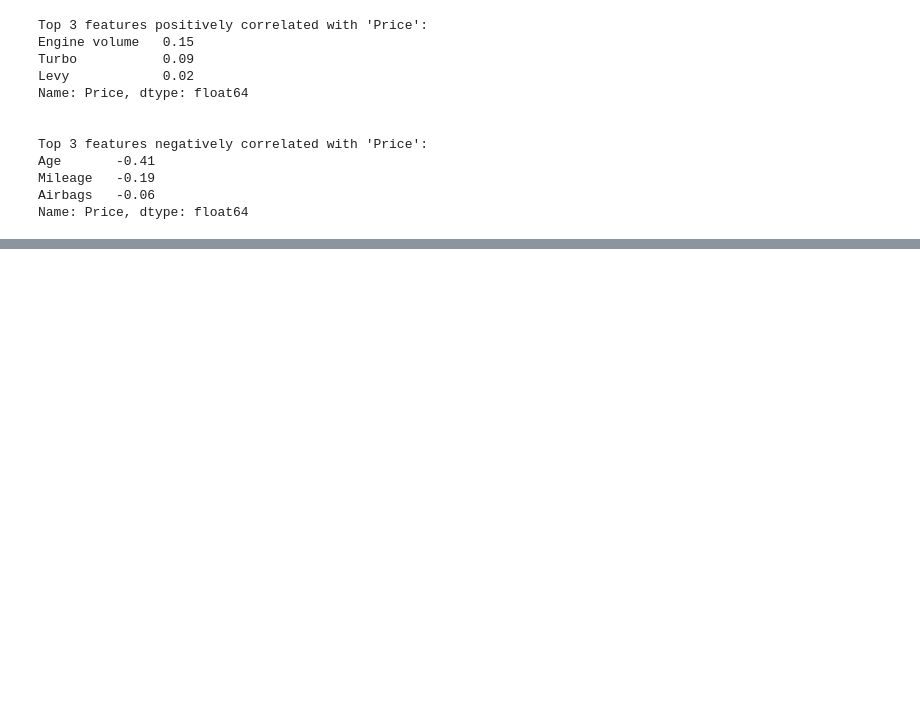
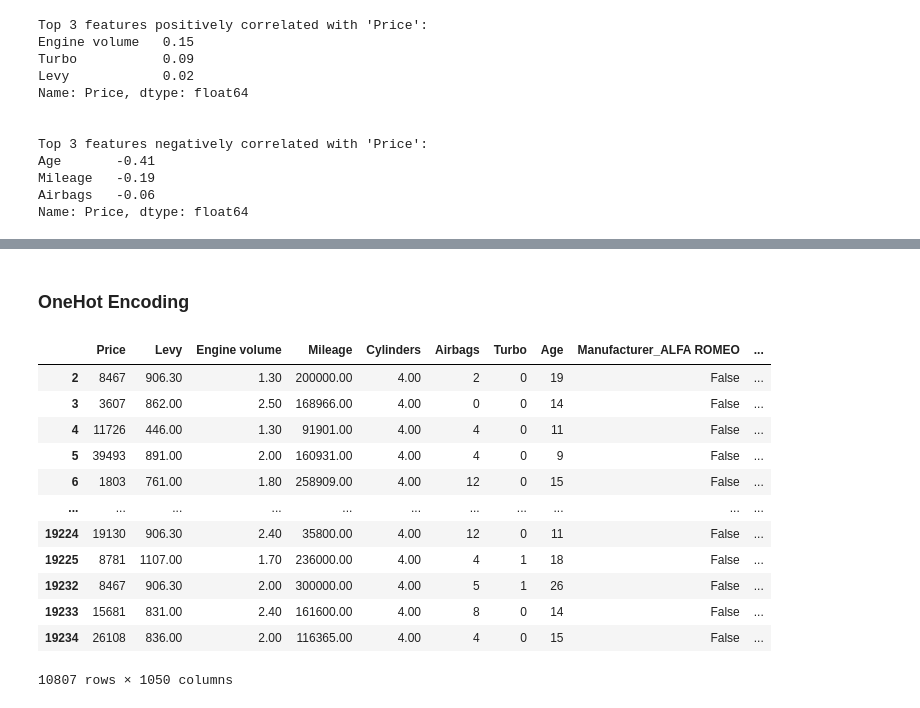
Before and after one commit to minhquana1906/used-car-price-prediction, a Jupyter notebook: notebooks/experiments.ipynb, the cells around one changed output, grey strips where cells are left out. Drawn from its saved outputs; the diff is of its cells as text; code cells hidden in the pictures; blank space fills up the shorter version.

```diff
--- a/notebooks/experiments.ipynb
+++ b/notebooks/experiments.ipynb
@@ -898,3 +902,6 @@ Age       -0.41
 Mileage   -0.19
 Airbags   -0.06
 Name: Price, dtype: float64
+# %%
+categorical_features = df.select_dtypes(include=['object', 'category']).columns
+categorical_features
@@ -900,0 +926,2 @@ Name: Price, dtype: float64
+# %% [markdown]
+### OneHot Encoding
@@ -900,0 +941,18 @@ Name: Price, dtype: float64
+# %%
+df_onehot = df.copy(deep=True)
+df_onehot = pd.get_dummies(df_onehot, columns=categorical_features, drop_first=True)
+df_onehot
+# %% [output]
+|  | Price | Levy | Engine volume | Mileage | Cylinders | Airbags | Turbo | Age | Manufacturer_ALFA ROMEO | ... |
+| 2 | 8467 | 906.30 | 1.30 | 200000.00 | 4.00 | 2 | 0 | 19 | False | ... |
+| 3 | 3607 | 862.00 | 2.50 | 168966.00 | 4.00 | 0 | 0 | 14 | False | ... |
+| 4 | 11726 | 446.00 | 1.30 | 91901.00 | 4.00 | 4 | 0 | 11 | False | ... |
+| 5 | 39493 | 891.00 | 2.00 | 160931.00 | 4.00 | 4 | 0 | 9 | False | ... |
+| 6 | 1803 | 761.00 | 1.80 | 258909.00 | 4.00 | 12 | 0 | 15 | False | ... |
+| ... | ... | ... | ... | ... | ... | ... | ... | ... | ... | ... |
+| 19224 | 19130 | 906.30 | 2.40 | 35800.00 | 4.00 | 12 | 0 | 11 | False | ... |
+| 19225 | 8781 | 1107.00 | 1.70 | 236000.00 | 4.00 | 4 | 1 | 18 | False | ... |
+| 19232 | 8467 | 906.30 | 2.00 | 300000.00 | 4.00 | 5 | 1 | 26 | False | ... |
+| 19233 | 15681 | 831.00 | 2.40 | 161600.00 | 4.00 | 8 | 0 | 14 | False | ... |
+| 19234 | 26108 | 836.00 | 2.00 | 116365.00 | 4.00 | 4 | 0 | 15 | False | ... |
+10807 rows × 1050 columns
```
Also changed, not shown: parts of 32 cells of this notebook, 1 other file.
